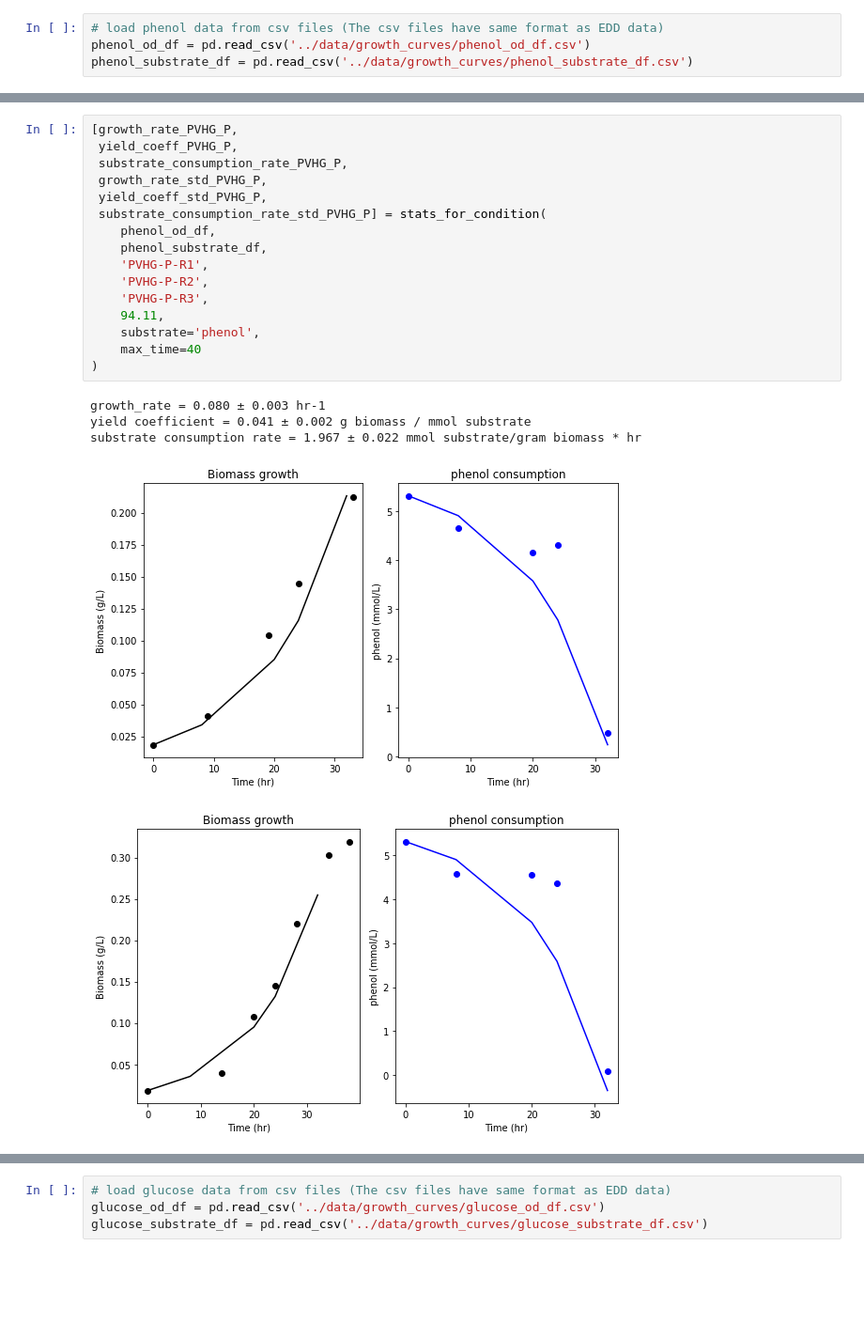
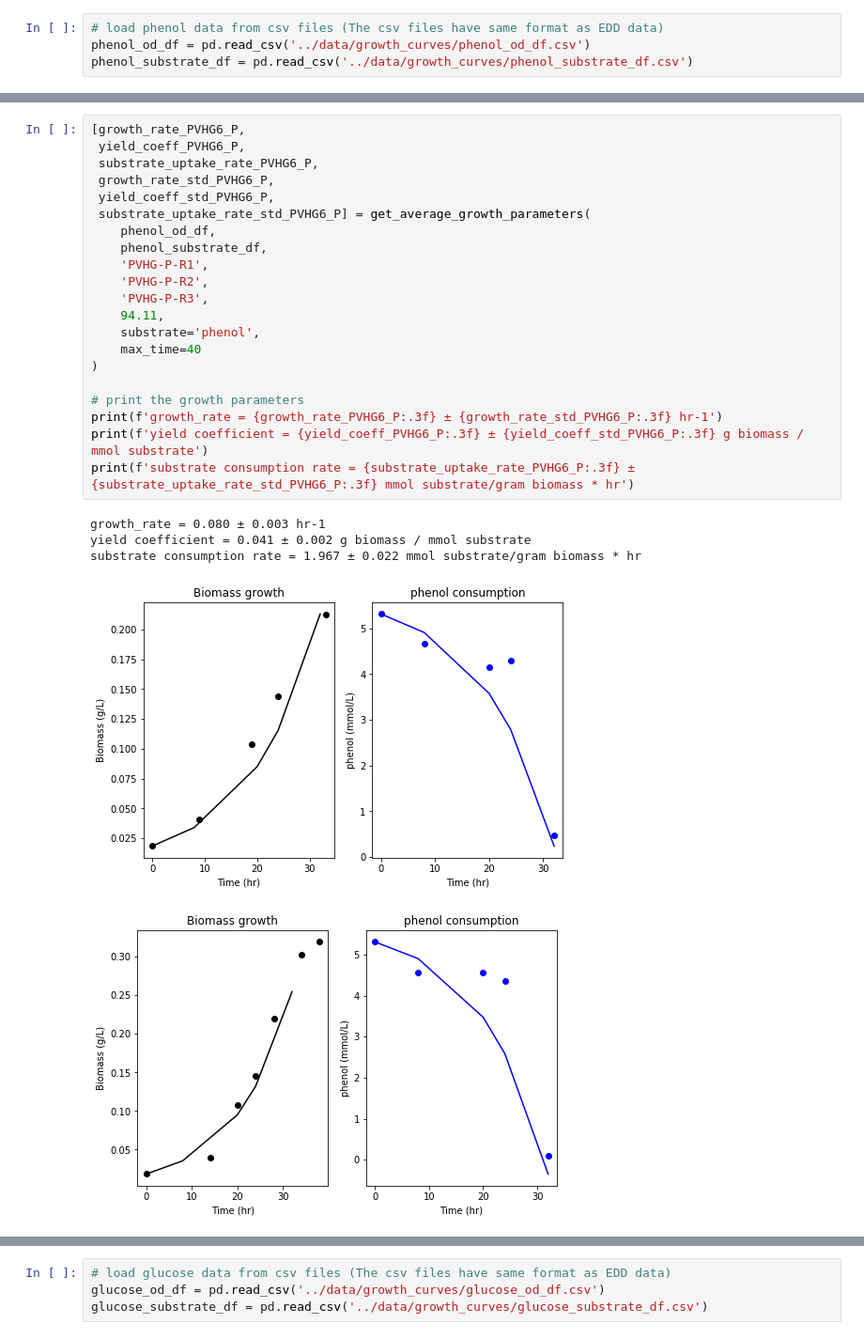
Before and after one commit to LBLQMM/RhodococcusGSM, a Jupyter notebook: notebooks/D_exp_growth_rates.ipynb, the cells around one changed output, grey strips where cells are left out. Shown at 94% size. Cells and saved outputs as stored; diff of their text form; blank space fills up the shorter version.

```diff
--- a/notebooks/D_exp_growth_rates.ipynb
+++ b/notebooks/D_exp_growth_rates.ipynb
@@ -123,22 +110,27 @@ growth_parameter_df
 # %%
-[growth_rate_PVHG_P,
- yield_coeff_PVHG_P,
- substrate_consumption_rate_PVHG_P,
- growth_rate_std_PVHG_P,
- yield_coeff_std_PVHG_P,
- substrate_consumption_rate_std_PVHG_P] = stats_for_condition(
+[growth_rate_PVHG6_P,
+ yield_coeff_PVHG6_P,
+ substrate_uptake_rate_PVHG6_P,
+ growth_rate_std_PVHG6_P,
+ yield_coeff_std_PVHG6_P,
+ substrate_uptake_rate_std_PVHG6_P] = get_average_growth_parameters(
     phenol_od_df,
     phenol_substrate_df,
     'PVHG-P-R1',
     'PVHG-P-R2',
     'PVHG-P-R3',
     94.11,
     substrate='phenol',
     max_time=40
 )
+
+# print the growth parameters
+print(f'growth_rate = {growth_rate_PVHG6_P:.3f} ± {growth_rate_std_PVHG6_P:.3f} hr-1')
+print(f'yield coefficient = {yield_coeff_PVHG6_P:.3f} ± {yield_coeff_std_PVHG6_P:.3f} g biomass / mmol substrate')
+print(f'substrate consumption rate = {substrate_uptake_rate_PVHG6_P:.3f} ± {substrate_uptake_rate_std_PVHG6_P:.3f} mmol substrate/gram biomass * hr')
 # %% [output]
 growth_rate = 0.080 ± 0.003 hr-1
 yield coefficient = 0.041 ± 0.002 g biomass / mmol substrate
 substrate consumption rate = 1.967 ± 0.022 mmol substrate/gram biomass * hr
-[figure, old version]
+[figure, new version]
-[figure, old version]
+[figure, new version]
```
Also changed, not shown: parts of 26 cells of this notebook, 19 other files.
